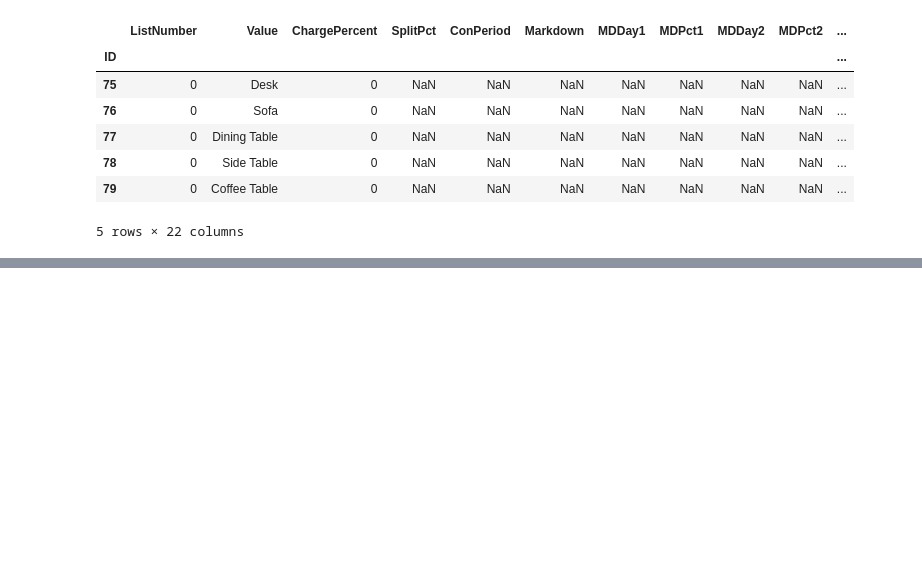
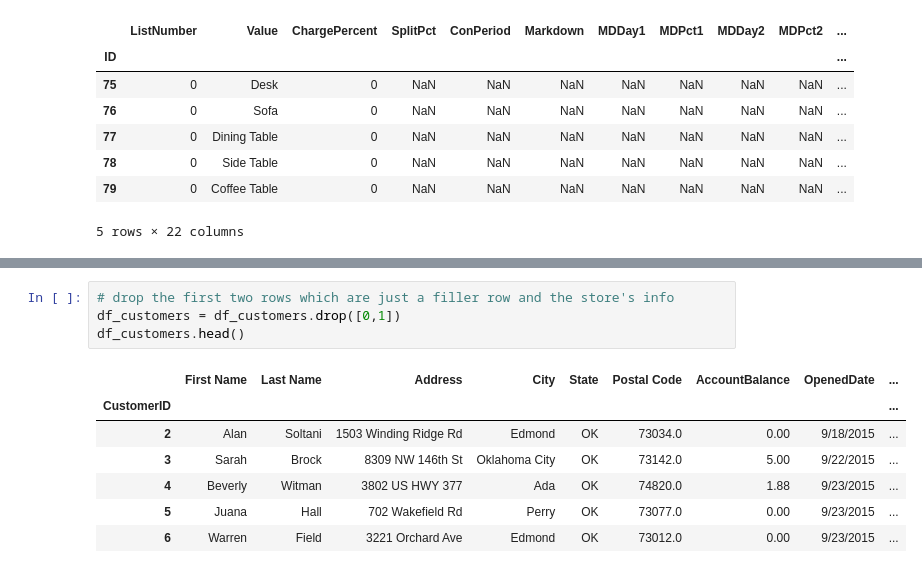
Before and after one commit to zachcornelison/K-N-Sales-Analytics, a Jupyter notebook: KN-Analytics.ipynb, the cells around one changed output, grey strips where cells are left out. Drawn from its saved outputs; the diff is of its cells as text; blank space fills up the shorter version.

```diff
--- a/KN-Analytics.ipynb
+++ b/KN-Analytics.ipynb
@@ -105,0 +232,12 @@ df_user_lists.head()
+# %%
+# drop the first two rows which are just a filler row and the store's info
+df_customers = df_customers.drop([0,1])
+df_customers.head()
+# %% [output]
+|  | First Name | Last Name | Address | City | State | Postal Code | AccountBalance | OpenedDate | ... |
+| CustomerID |  |  |  |  |  |  |  |  | ... |
+| 2 | Alan | Soltani | 1503 Winding Ridge Rd | Edmond | OK | 73034.0 | 0.00 | 9/18/2015 | ... |
+| 3 | Sarah | Brock | 8309 NW 146th St | Oklahoma City | OK | 73142.0 | 5.00 | 9/22/2015 | ... |
+| 4 | Beverly | Witman | 3802 US HWY 377 | Ada | OK | 74820.0 | 1.88 | 9/23/2015 | ... |
+| 5 | Juana | Hall | 702 Wakefield Rd | Perry | OK | 73077.0 | 0.00 | 9/23/2015 | ... |
+| 6 | Warren | Field | 3221 Orchard Ave | Edmond | OK | 73012.0 | 0.00 | 9/23/2015 | ... |
```
Also changed, not shown: parts of 27 cells of this notebook.
